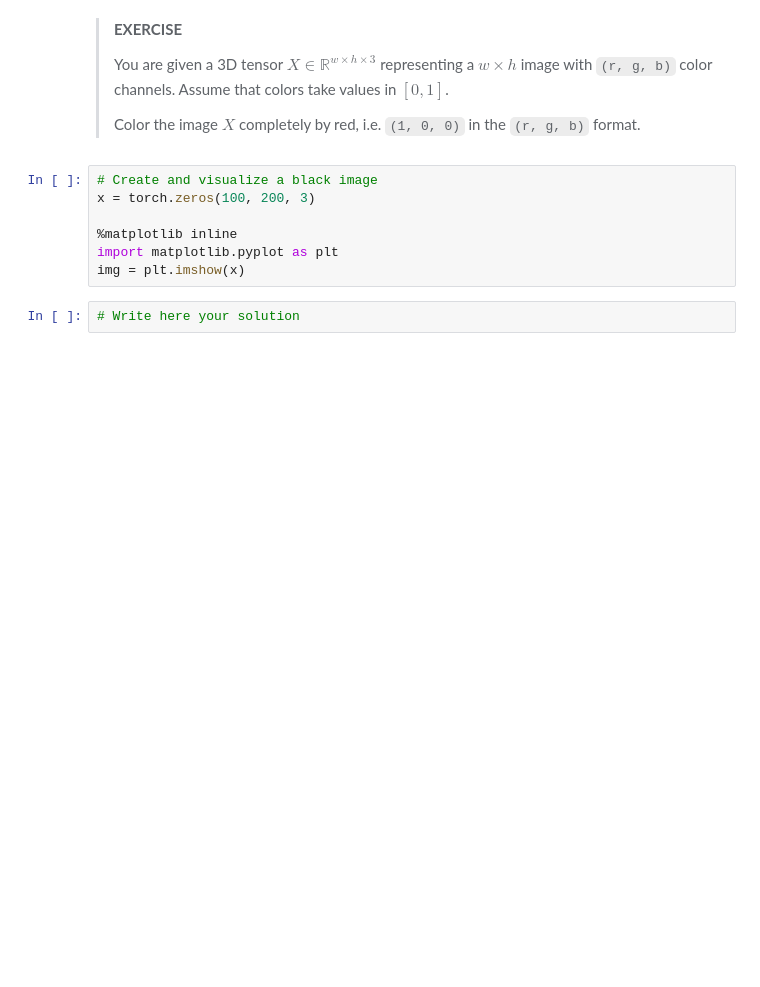
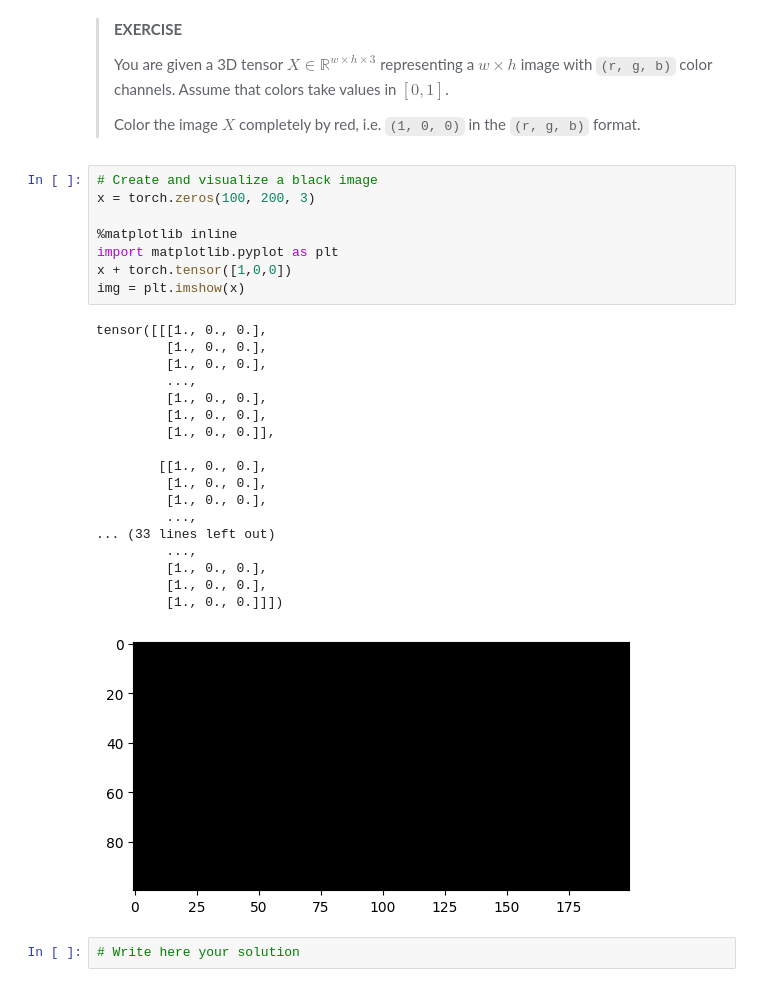
Before and after one commit to TommasoFederici/DeepLearning_and_AppliedAI, a Jupyter notebook: labs/01_Tensor_basics.ipynb, the cells around one changed output. Drawn from its saved outputs; the diff is of its cells as text; blank space fills up the shorter version.

```diff
--- a/labs/01_Tensor_basics.ipynb
+++ b/labs/01_Tensor_basics.ipynb
@@ -1233,10 +1248,30 @@ X
 # %%
 # Create and visualize a black image
 x = torch.zeros(100, 200, 3)
 
 %matplotlib inline
 import matplotlib.pyplot as plt
+x + torch.tensor([1,0,0])
 img = plt.imshow(x)
+# %% [output]
+tensor([[[1., 0., 0.],
+         [1., 0., 0.],
+         [1., 0., 0.],
+         ...,
+         [1., 0., 0.],
+         [1., 0., 0.],
+         [1., 0., 0.]],
+
+        [[1., 0., 0.],
+         [1., 0., 0.],
+         [1., 0., 0.],
+         ...,
+... (33 lines left out)
+         ...,
+         [1., 0., 0.],
+         [1., 0., 0.],
+         [1., 0., 0.]]])
+[figure, added]
 # %%
 # Write here your solution
 # %%
```
Also changed, not shown: parts of 2 cells of this notebook.
